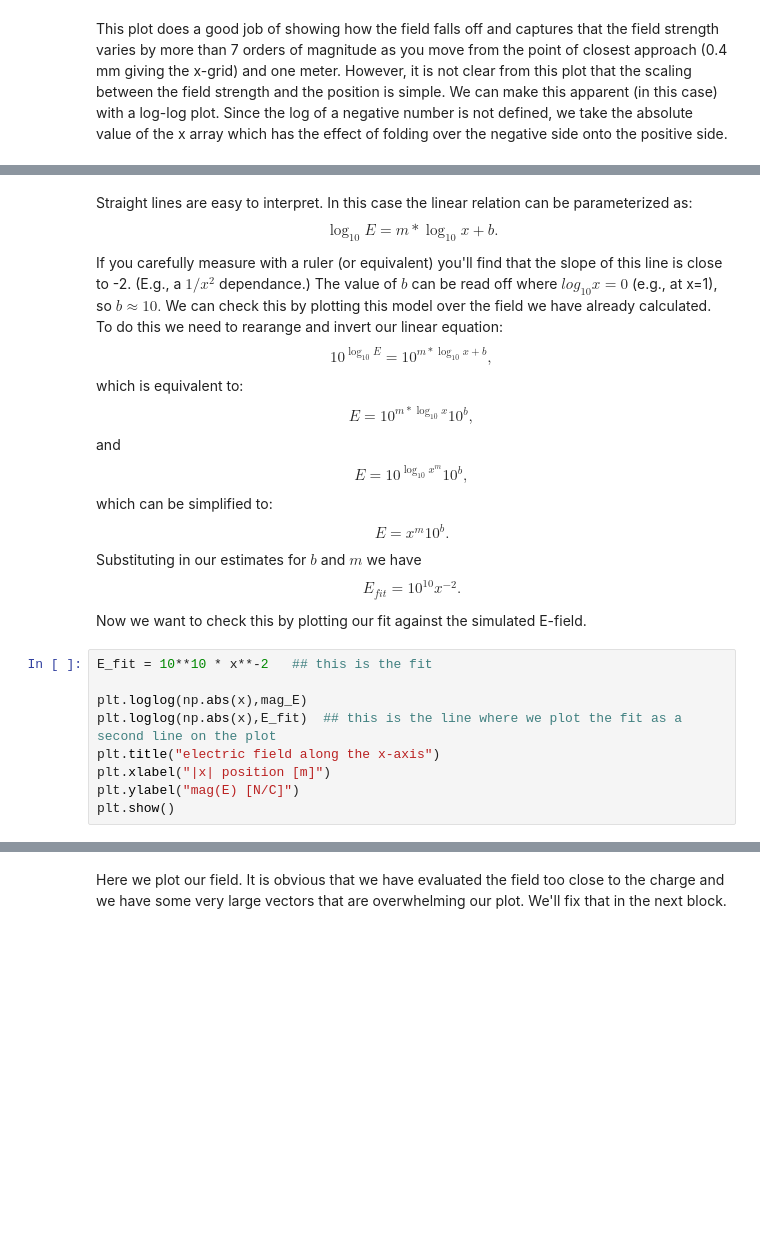
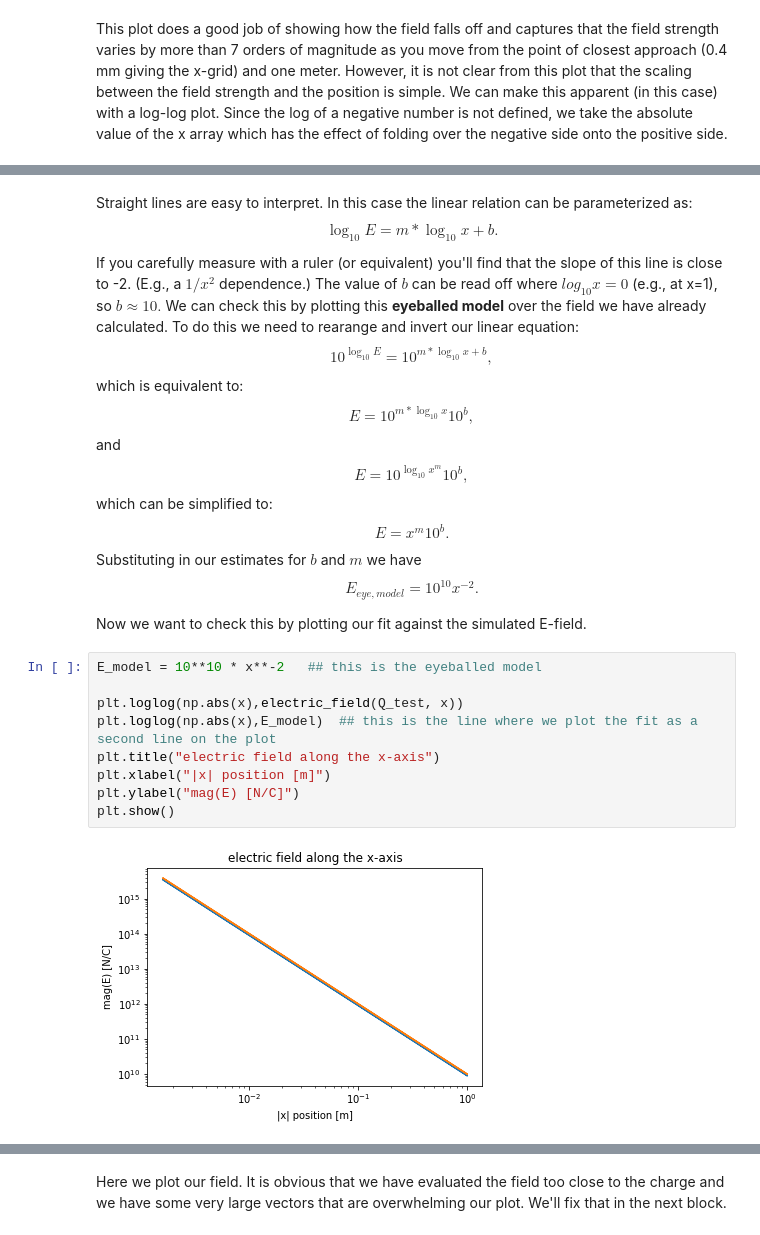
Before and after one commit to isoadn/HW1, a Jupyter notebook: HW_01.ipynb, the cells around one changed output, grey strips where cells are left out. Drawn from its saved outputs; the diff is of its cells as text; blank space fills up the shorter version.

```diff
--- a/HW_01.ipynb
+++ b/HW_01.ipynb
@@ -122,14 +207,16 @@ plt.show()
 # %% [markdown]
-Straight lines are easy to interpret.   In this case the linear relation can be parameterized as: $$\log_{10} E = m* \log_{10} x + b.$$  If you carefully measure with a ruler (or equivalent) you'll find that the slope of this line is close to -2.  (E.g., a $1/x^2$ dependance.)  The value of $b$ can be read off where $log_{10} x = 0$ (e.g., at x=1), so $b \approx {10}.$  We can check this by plotting this model over the field we have already calculated.  To do this we need to rearange and invert our linear equation:  $$10^{\log_{10} E} = 10^{m* \log_{10} x + b},$$ which is equivalent to: $$ E = 10^{m* \log_{10} x} 10^ b,$$ and $$ E = 10^{ \log_{10} x^m} 10^ b,$$ which can be simplified to:$$ E =  x^m 10^ b.$$  Substituting in our estimates for $b$ and $m$ we have $$E_{fit} = 10^{10}x^{-2}.$$
+Straight lines are easy to interpret.   In this case the linear relation can be parameterized as: $$\log_{10} E = m* \log_{10} x + b.$$  If you carefully measure with a ruler (or equivalent) you'll find that the slope of this line is close to -2.  (E.g., a $1/x^2$ dependence.)  The value of $b$ can be read off where $log_{10} x = 0$ (e.g., at x=1), so $b \approx {10}.$  We can check this by plotting this **eyeballed model** over the field we have already calculated.  To do this we need to rearange and invert our linear equation:  $$10^{\log_{10} E} = 10^{m* \log_{10} x + b},$$ which is equivalent to: $$ E = 10^{m* \log_{10} x} 10^ b,$$ and $$ E = 10^{ \log_{10} x^m} 10^ b,$$ which can be simplified to:$$ E =  x^m 10^ b.$$  Substituting in our estimates for $b$ and $m$ we have $$E_{eye,model} = 10^{10}x^{-2}.$$
 
 Now we want to check this by plotting our fit against the simulated E-field.
 # %%
-E_fit = 10**10 * x**-2   ## this is the fit
+E_model = 10**10 * x**-2   ## this is the eyeballed model
 
-plt.loglog(np.abs(x),mag_E)
-plt.loglog(np.abs(x),E_fit)  ## this is the line where we plot the fit as a second line on the plot
+plt.loglog(np.abs(x),electric_field(Q_test, x))
+plt.loglog(np.abs(x),E_model)  ## this is the line where we plot the fit as a second line on the plot
 plt.title("electric field along the x-axis")
 plt.xlabel("|x| position [m]")
 plt.ylabel("mag(E) [N/C]")
 plt.show()
+# %% [output]
+[figure, added]
 # %% [markdown]
```
Also changed, not shown: parts of 69 cells of this notebook.
